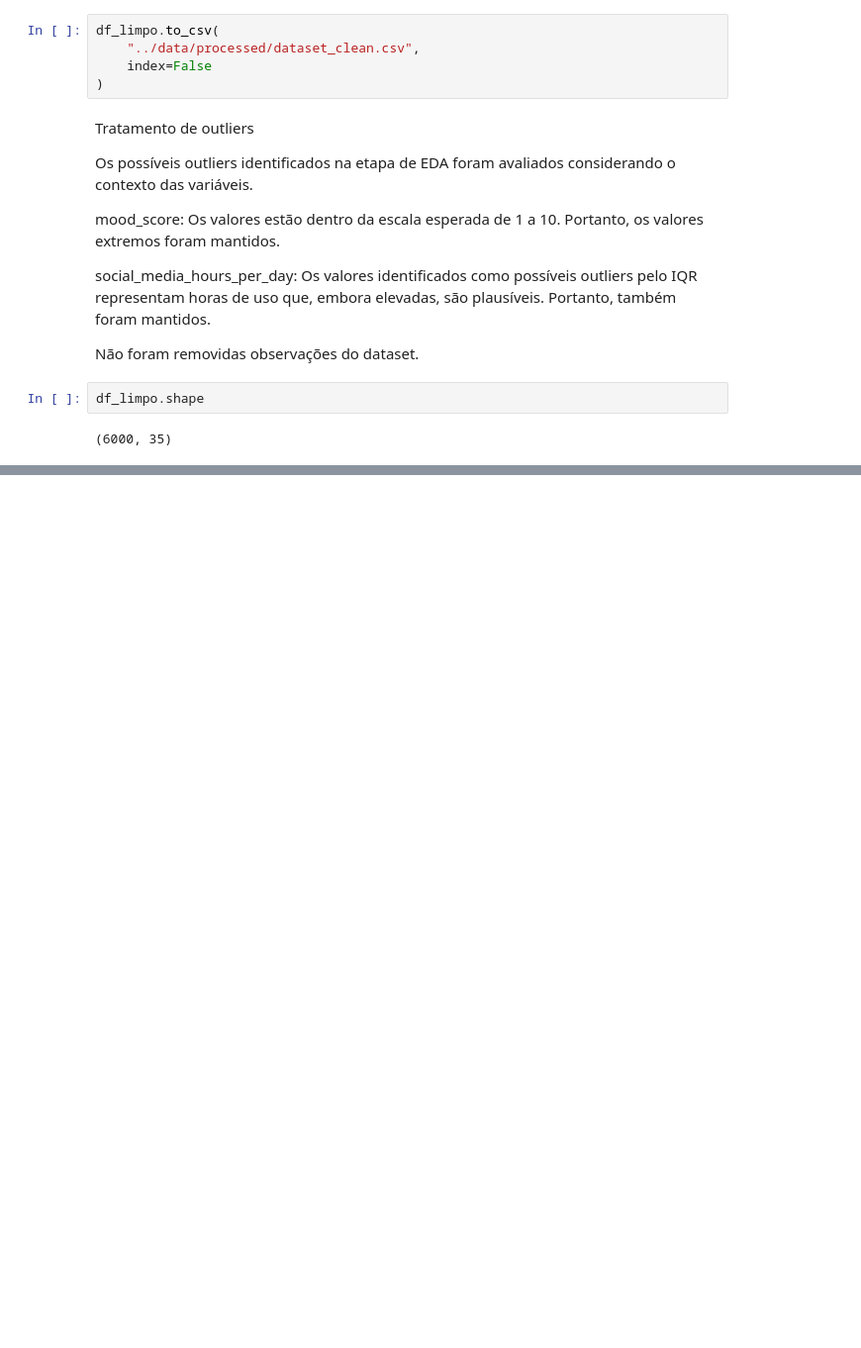
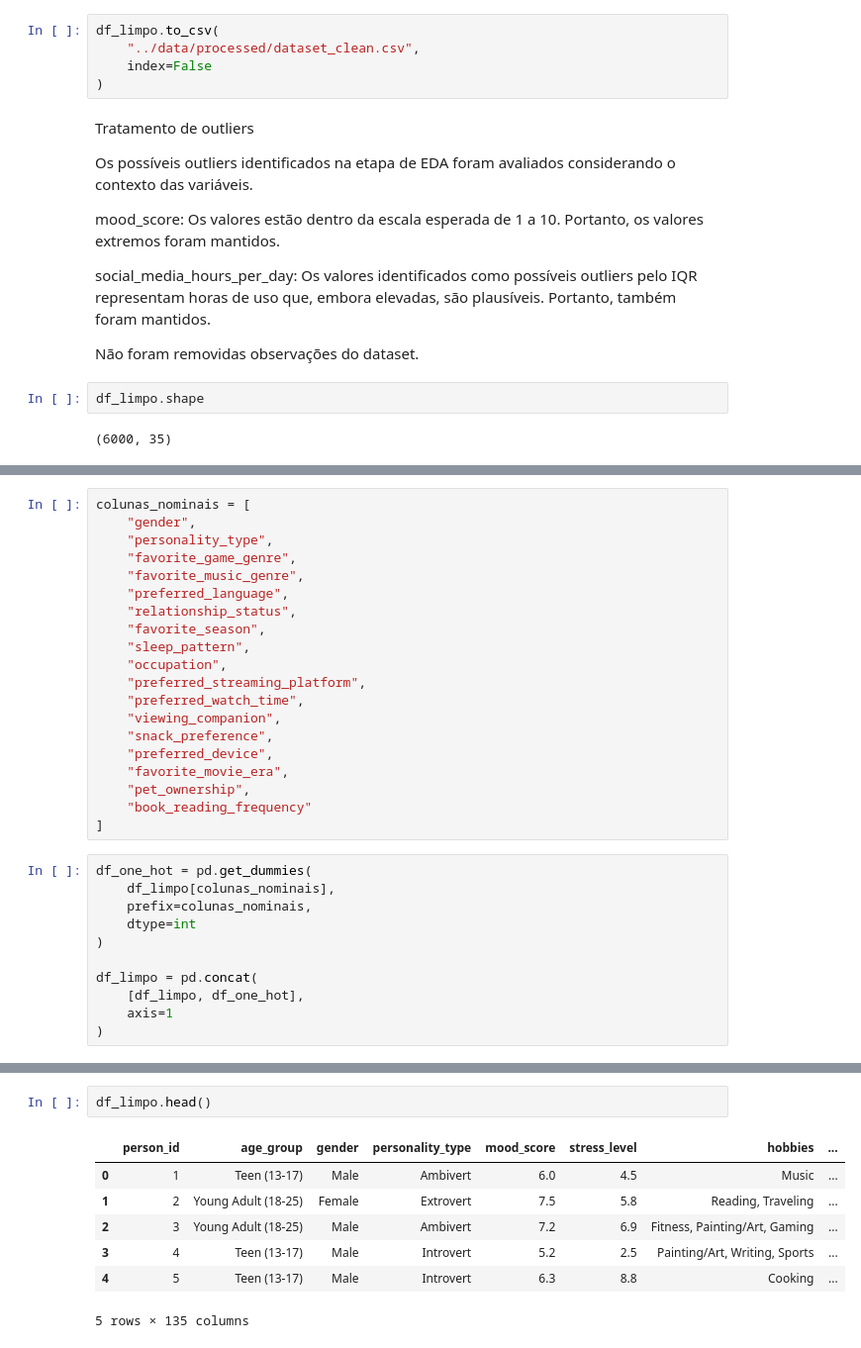
Before and after one commit to lucascsantos07/analise_preparacao_dados, a Jupyter notebook: notebooks/02_preprocessing.ipynb, the cells around one changed output, grey strips where cells are left out. Shown at 99% size. Cells and saved outputs as stored; diff of their text form; blank space fills up the shorter version.

```diff
--- a/notebooks/02_preprocessing.ipynb
+++ b/notebooks/02_preprocessing.ipynb
@@ -97,0 +307,31 @@ df_limpo.shape
+# %%
+colunas_nominais = [
+    "gender",
+    "personality_type",
+    "favorite_game_genre",
+    "favorite_music_genre",
+    "preferred_language",
+    "relationship_status",
+    "favorite_season",
+    "sleep_pattern",
+    "occupation",
+    "preferred_streaming_platform",
+    "preferred_watch_time",
+    "viewing_companion",
+    "snack_preference",
+    "preferred_device",
+    "favorite_movie_era",
+    "pet_ownership",
+    "book_reading_frequency"
+]
+# %%
+df_one_hot = pd.get_dummies(
+    df_limpo[colunas_nominais],
+    prefix=colunas_nominais,
+    dtype=int
+)
+
+df_limpo = pd.concat(
+    [df_limpo, df_one_hot],
+    axis=1
+)
@@ -97,0 +346,10 @@ df_limpo.shape
+# %%
+df_limpo.head()
+# %% [output]
+|  | person_id | age_group | gender | personality_type | mood_score | stress_level | hobbies | ... |
+| 0 | 1 | Teen (13-17) | Male | Ambivert | 6.0 | 4.5 | Music | ... |
+| 1 | 2 | Young Adult (18-25) | Female | Extrovert | 7.5 | 5.8 | Reading, Traveling | ... |
+| 2 | 3 | Young Adult (18-25) | Male | Ambivert | 7.2 | 6.9 | Fitness, Painting/Art, Gaming | ... |
+| 3 | 4 | Teen (13-17) | Male | Introvert | 5.2 | 2.5 | Painting/Art, Writing, Sports | ... |
+| 4 | 5 | Teen (13-17) | Male | Introvert | 6.3 | 8.8 | Cooking | ... |
+5 rows × 135 columns
```
Also changed, not shown: parts of 20 cells of this notebook, 3 other files.
